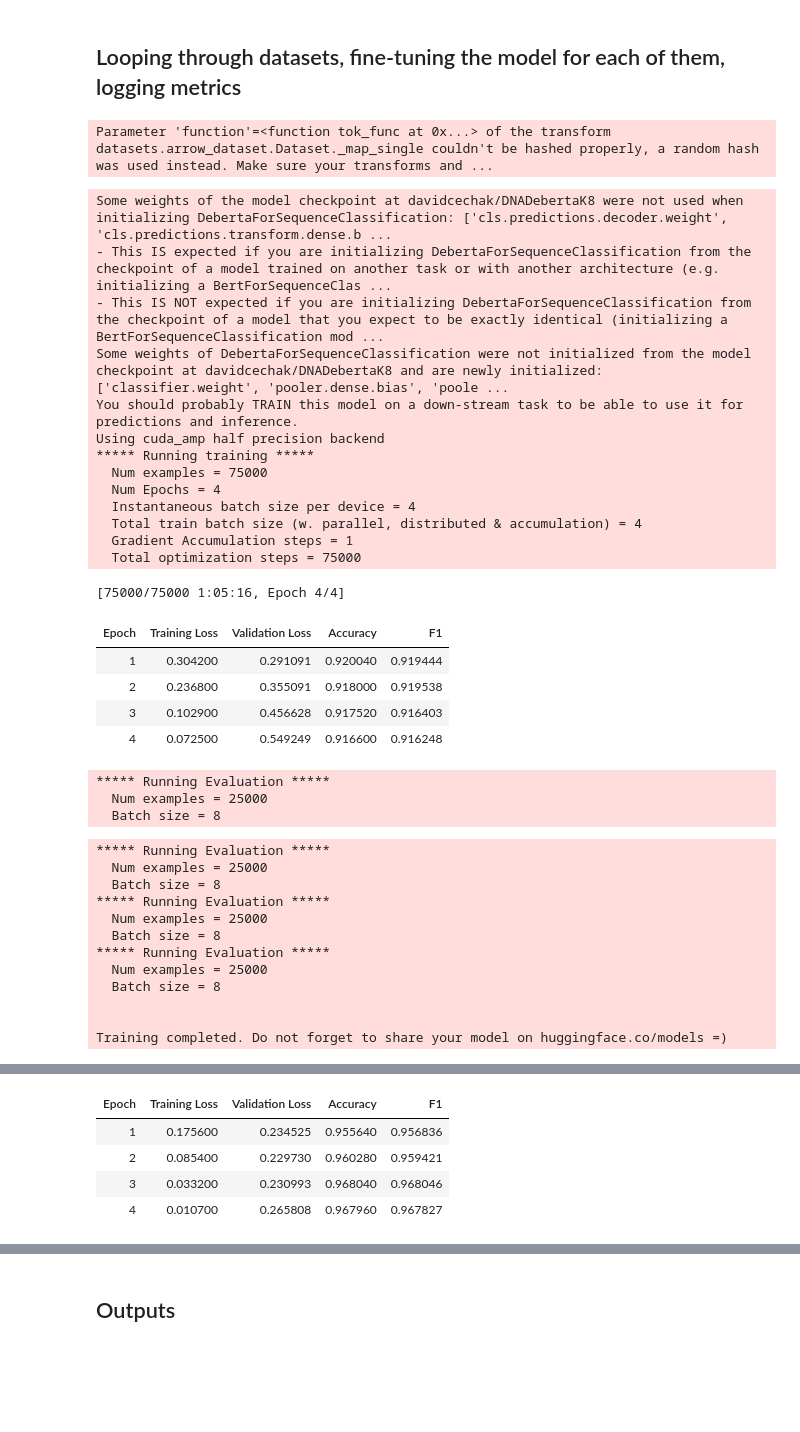
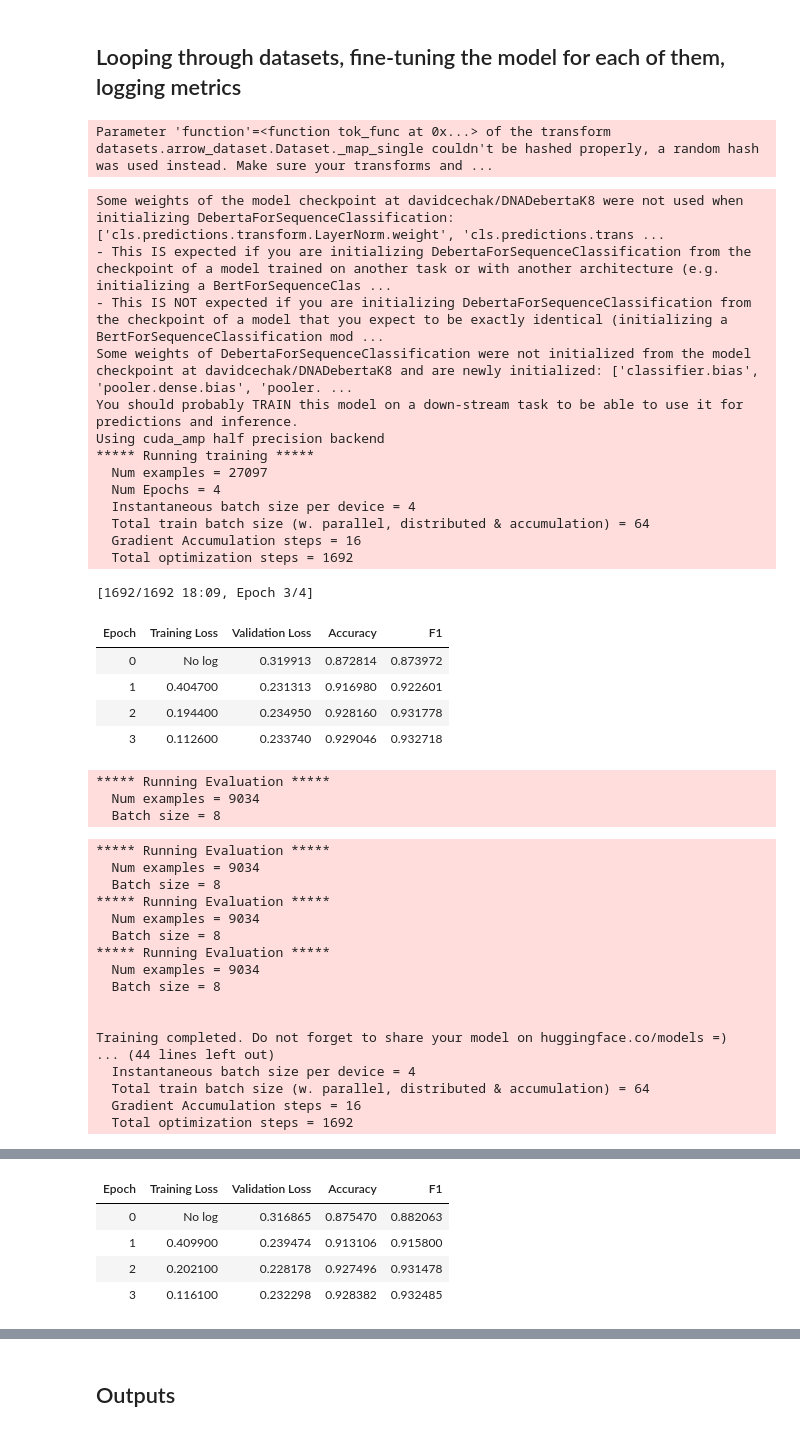
Before and after one commit to ML-Bioinfo-CEITEC/DNA-pretraining, a Jupyter notebook: experiments/genomic_benchmarks/20220701_training/Metrics_DNADebertaK8.ipynb, the cells around one changed output, grey strips where cells are left out. Drawn from its saved outputs; the diff is of its cells as text; code cells hidden in the pictures; blank space fills up the shorter version.

```diff
--- a/experiments/genomic_benchmarks/20220701_training/Metrics_DNADebertaK8.ipynb
+++ b/experiments/genomic_benchmarks/20220701_training/Metrics_DNADebertaK8.ipynb
@@ -30,6 +9,31 @@ from google.colab import drive
 drive.mount('/content/drive')
 # %% [output]
 Mounted at /content/drive
+# %%
+### Parameters
+MODEL_NAME = "davidcechak/DNADebertaK8" #Original DNABert model
+TOKENIZER_NAME = "armheb/DNA_bert_6"
+K = 8
+STRIDE = 1
+
+# if less than 1, only this fraction of each dataset is used
+DATASET_THINING = 1
+
+BENCHMARKS_FOLDER = '/root/.genomic_benchmarks'
+# BENCHMARKS_FOLDER = '/home/jovyan/.genomic_benchmarks/' (for INFRA HUB)
+
+DATASETS = list(reversed([('demo_coding_vs_intergenomic_seqs', 0),
+ ('demo_human_or_worm', 0), ('human_enhancers_cohn', 0), ('human_nontata_promoters', 0)]))
+
+BATCH_SIZE = 4
+ACCUMULATION = 16
+
+LEARNING_RATE = 1e-5
+EPOCHS = 4
+RUNS = 5
+
+# do not forget to attach drive
+OUTPUT_PATH = 'drive/MyDrive/genomic_benchmarks/DNADebertaK8_2.csv'
 # %% [markdown]
 ## Download benchmark datasets and tokenizer
 # %%
@@ -53,7 +57,7 @@ from tqdm.autonotebook import tqdm
 
 for dataset_name, dataset_version in tqdm(DATASETS):
     if not is_downloaded(dataset_name):
-        download_dataset(dataset_name, version=dataset_version)
+        download_dataset(dataset_name, version=dataset_version, use_cloud_cache=True)
 
 benchmark_root = Path(BENCHMARKS_FOLDER)
 # %%
@@ -80,7 +84,7 @@ tok_func({'seq': 'ATGGAAAGAGGCACCATTCT'})
 # %%
 import pandas as pd
 import numpy as np
-from random import random
+from random import random, randrange
 from transformers import AutoModelForSequenceClassification
 from transformers import TrainingArguments, Trainer
 from datasets import Dataset, DatasetDict, load_metric
@@ -127,58 +131,65 @@ for dataset_name, dataset_version in tqdm(DATASETS):
         'test':  tok_ds.filter(lambda x: x["dset"] == "test").remove_columns('dset')
     })
 
     compute_metrics = compute_metrics_binary if len(labels) == 2 else compute_metrics_multi
 
     for _ in range(RUNS):
 
         model_cls = AutoModelForSequenceClassification.from_pretrained(MODEL_NAME, num_labels=len(labels))
 
         args = TrainingArguments('outputs', learning_rate=LEARNING_RATE, warmup_ratio=0.1, lr_scheduler_type='cosine', fp16=True,
-            evaluation_strategy="epoch", per_device_train_batch_size=BATCH_SIZE, per_device_eval_batch_size=BATCH_SIZE*2,
-            num_train_epochs=EPOCHS, weight_decay=0.01, save_steps=100000, report_to='none')
+            evaluation_strategy="epoch", per_device_train_batch_size=BATCH_SIZE, per_device_eval_batch_size=BATCH_SIZE*2, gradient_accumulation_steps=ACCUMULATION,
+            num_train_epochs=EPOCHS, weight_decay=0.01, save_steps=100000, seed=randrange(1,10001), report_to='none')
 
         trainer = Trainer(model_cls, args, train_dataset=dds['train'], eval_dataset=dds['test'],
                           tokenizer=tokenizer, compute_metrics=compute_metrics)
         trainer.train()
 
         max_accuracy = max([x['eval_accuracy'] for x in trainer.state.log_history if 'eval_accuracy' in x])
         max_f1 = max([x['eval_f1'] for x in trainer.state.log_history if 'eval_f1' in x]) if len(labels) == 2 else np.nan
         train_runtime = max([x['train_runtime'] for x in trainer.state.log_history if 'train_runtime' in x])
 
         outputs.append((dataset_name, max_accuracy, max_f1, train_runtime))
+        outputs_df = pd.DataFrame(outputs, columns = ['dataset', 'accuracy', 'f1', 'train_runtime'])
+        outputs_df.to_csv(OUTPUT_PATH, index=False)
 # %% [output]
 Parameter 'function'=<function tok_func at 0x...> of the transform datasets.arrow_dataset.Dataset._map_single couldn't be hashed properly, a random hash was used instead. Make sure your transforms and ...
-Some weights of the model checkpoint at davidcechak/DNADebertaK8 were not used when initializing DebertaForSequenceClassification: ['cls.predictions.decoder.weight', 'cls.predictions.transform.dense.b ...
+Some weights of the model checkpoint at davidcechak/DNADebertaK8 were not used when initializing DebertaForSequenceClassification: ['cls.predictions.transform.LayerNorm.weight', 'cls.predictions.trans ...
 - This IS expected if you are initializing DebertaForSequenceClassification from the checkpoint of a model trained on another task or with another architecture (e.g. initializing a BertForSequenceClas ...
 - This IS NOT expected if you are initializing DebertaForSequenceClassification from the checkpoint of a model that you expect to be exactly identical (initializing a BertForSequenceClassification mod ...
-Some weights of DebertaForSequenceClassification were not initialized from the model checkpoint at davidcechak/DNADebertaK8 and are newly initialized: ['classifier.weight', 'pooler.dense.bias', 'poole ...
+Some weights of DebertaForSequenceClassification were not initialized from the model checkpoint at davidcechak/DNADebertaK8 and are newly initialized: ['classifier.bias', 'pooler.dense.bias', 'pooler. ...
 You should probably TRAIN this model on a down-stream task to be able to use it for predictions and inference.
 Using cuda_amp half precision backend
 ***** Running training *****
-  Num examples = 75000
+  Num examples = 27097
   Num Epochs = 4
   Instantaneous batch size per device = 4
-  Total train batch size (w. parallel, distributed & accumulation) = 4
-  Gradient Accumulation steps = 1
-  Total optimization steps = 75000
+  Total train batch size (w. parallel, distributed & accumulation) = 64
+  Gradient Accumulation steps = 16
+  Total optimization steps = 1692
-[75000/75000 1:05:16, Epoch 4/4]
+[1692/1692 18:09, Epoch 3/4]
 | Epoch | Training Loss | Validation Loss | Accuracy | F1 |
-| 1 | 0.304200 | 0.291091 | 0.920040 | 0.919444 |
-| 2 | 0.236800 | 0.355091 | 0.918000 | 0.919538 |
-| 3 | 0.102900 | 0.456628 | 0.917520 | 0.916403 |
-| 4 | 0.072500 | 0.549249 | 0.916600 | 0.916248 |
+| 0 | No log | 0.319913 | 0.872814 | 0.873972 |
+| 1 | 0.404700 | 0.231313 | 0.916980 | 0.922601 |
+| 2 | 0.194400 | 0.234950 | 0.928160 | 0.931778 |
+| 3 | 0.112600 | 0.233740 | 0.929046 | 0.932718 |
 ***** Running Evaluation *****
-  Num examples = 25000
+  Num examples = 9034
   Batch size = 8
 ***** Running Evaluation *****
-  Num examples = 25000
+  Num examples = 9034
   Batch size = 8
 ***** Running Evaluation *****
-  Num examples = 25000
+  Num examples = 9034
   Batch size = 8
 ***** Running Evaluation *****
-  Num examples = 25000
+  Num examples = 9034
   Batch size = 8
 
 
 Training completed. Do not forget to share your model on huggingface.co/models =)
+... (44 lines left out)
+  Instantaneous batch size per device = 4
+  Total train batch size (w. parallel, distributed & accumulation) = 64
+  Gradient Accumulation steps = 16
+  Total optimization steps = 1692
@@ -201,0 +197,5 @@ Model config DebertaConfig {
+| Epoch | Training Loss | Validation Loss | Accuracy | F1 |
+| 0 | No log | 0.316865 | 0.875470 | 0.882063 |
+| 1 | 0.409900 | 0.239474 | 0.913106 | 0.915800 |
+| 2 | 0.202100 | 0.228178 | 0.927496 | 0.931478 |
+| 3 | 0.116100 | 0.232298 | 0.928382 | 0.932485 |
@@ -203,5 +218,0 @@ Model config DebertaConfig {
-| Epoch | Training Loss | Validation Loss | Accuracy | F1 |
-| 1 | 0.175600 | 0.234525 | 0.955640 | 0.956836 |
-| 2 | 0.085400 | 0.229730 | 0.960280 | 0.959421 |
-| 3 | 0.033200 | 0.230993 | 0.968040 | 0.968046 |
-| 4 | 0.010700 | 0.265808 | 0.967960 | 0.967827 |
```
Also changed, not shown: parts of 5 cells of this notebook, 9 other files.
